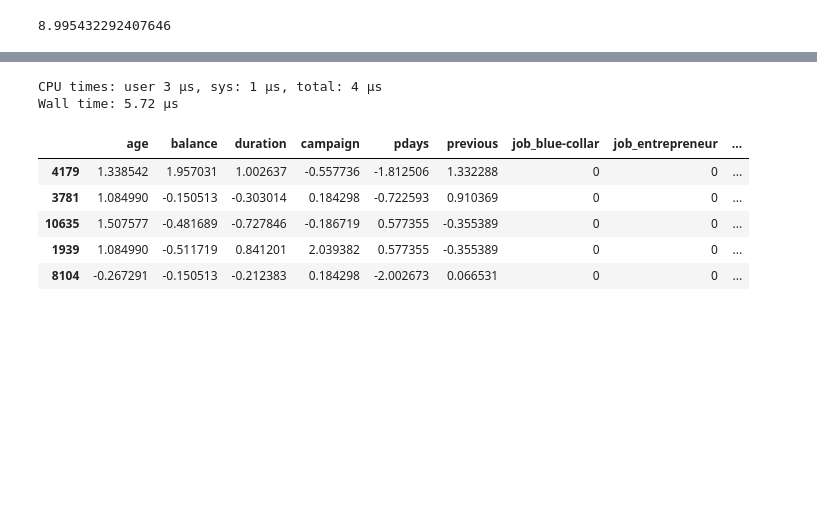
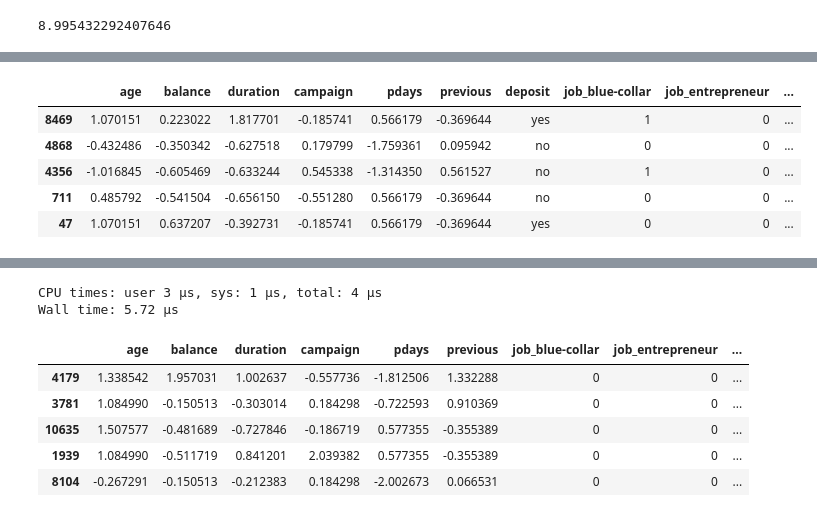
Before and after one commit to HieuFromWaterloo/stat441_project, a Jupyter notebook: BankX.ipynb, the cells around one changed output, grey strips where cells are left out. Drawn from its saved outputs; the diff is of its cells as text; code cells hidden in the pictures; blank space fills up the shorter version.

Commit message:
add preprocessing py file

```diff
--- a/BankX.ipynb
+++ b/BankX.ipynb
@@ -665,2 +700,42 @@ np.log(data["balance"] + abs(data["balance"].min()) + 1).mean()
 # %% [output]
 8.995432292407646
+# %%
+%time
+from sklearn.preprocessing import StandardScaler
+from sklearn.model_selection import train_test_split
+
+# Shuffle dataframe
+# tmp = data_transform.sample(frac=1).reset_index(drop=True)
+
+# define X and y
+# X = data_transform.drop("deposit", axis = 1)
+# y = data_transform["deposit"]
+
+# train test split
+# train, test = train_test_split(tmp, test_size = 0.3, random_state = 44119)
+
+def normalization(traindf, df):
+    for col in ["age", "balance", "duration", "campaign", "pdays", "previous"]:
+        if col != "balance":
+            df[col] = (df[col] - traindf[col].mean()) / traindf[col].std()
+        else:
+            # for some reasons trainset["balance"].mean() results into "inf" after the log transformation so we hard coded the train mean here
+            train_mean = 8.995432292407646
+            df[col] = (df[col] - train_mean) / traindf[col].std()
+    return df
+
+
+def split_data(df):
+    # Shuffle dataframe
+    df = df.sample(frac=1).reset_index(drop=True)
+
+    # train test split: 70/30 ratio from the entire data set
+    trainset, testset = train_test_split(df, test_size=0.3, random_state=44119)
+    # split valid and test: 50/50 ratio from the test set
+    validset, testset = train_test_split(testset, test_size=0.5, random_state=44119)
+
+    # normalization
+    train = normalization(trainset, trainset)
+    valid = normalization(trainset, validset)
+    test = normalization(trainset, testset)
+    return train, valid, test
@@ -666,0 +745,3 @@ np.log(data["balance"] + abs(data["balance"].min()) + 1).mean()
+# %%
+%time
+trainset, validset, testset = split_data(data_transform)
@@ -666,0 +751,9 @@ np.log(data["balance"] + abs(data["balance"].min()) + 1).mean()
+# %%
+trainset.head()
+# %% [output]
+|  | age | balance | duration | campaign | pdays | previous | deposit | job_blue-collar | job_entrepreneur | ... |
+| 8469 | 1.070151 | 0.223022 | 1.817701 | -0.185741 | 0.566179 | -0.369644 | yes | 1 | 0 | ... |
+| 4868 | -0.432486 | -0.350342 | -0.627518 | 0.179799 | -1.759361 | 0.095942 | no | 0 | 0 | ... |
+| 4356 | -1.016845 | -0.605469 | -0.633244 | 0.545338 | -1.314350 | 0.561527 | no | 1 | 0 | ... |
+| 711 | 0.485792 | -0.541504 | -0.656150 | -0.551280 | 0.566179 | -0.369644 | no | 0 | 0 | ... |
+| 47 | 1.070151 | 0.637207 | -0.392731 | -0.185741 | 0.566179 | -0.369644 | yes | 0 | 0 | ... |
```
Also changed, not shown: parts of 14 cells of this notebook, 3 other files.
